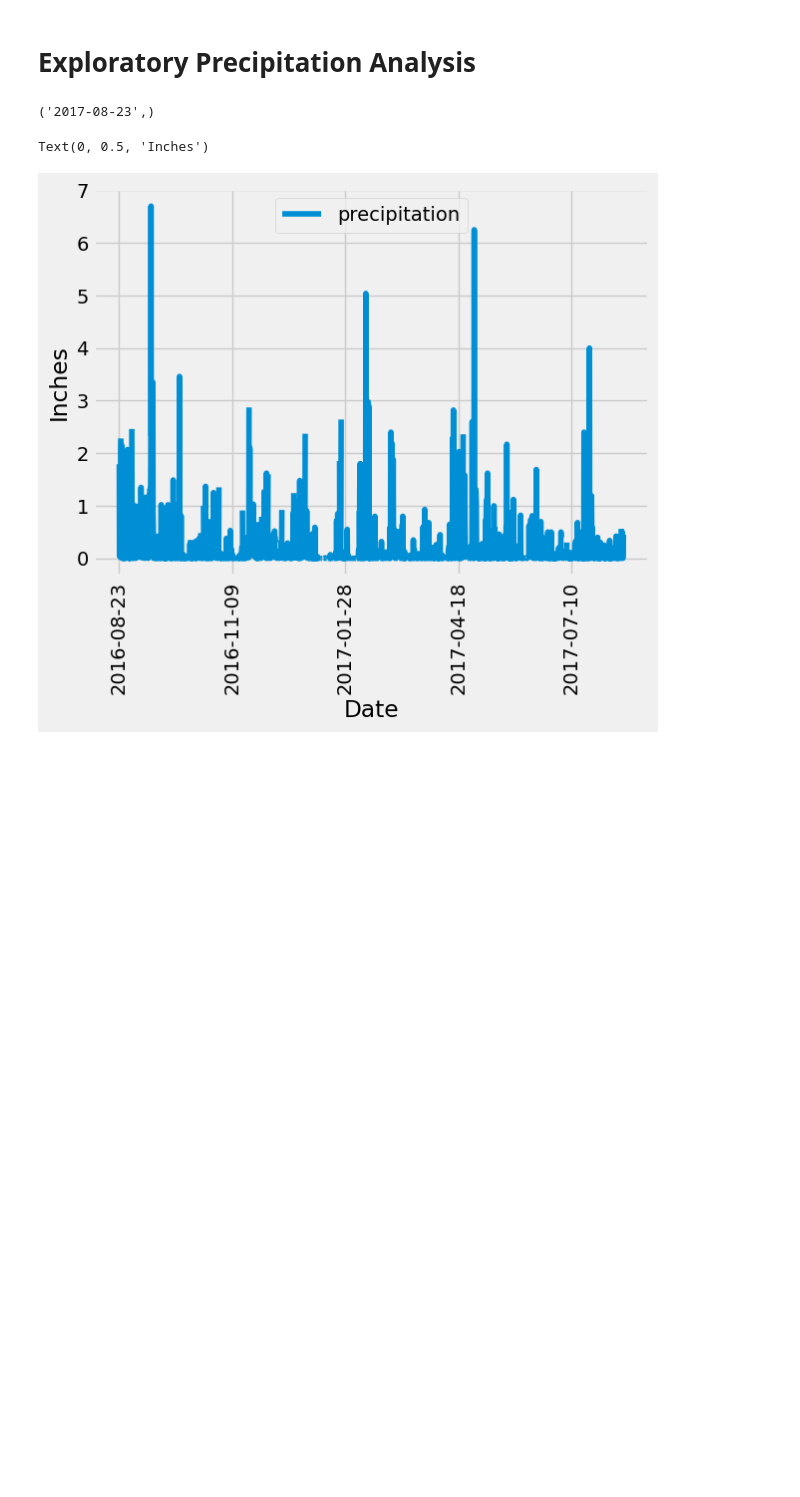
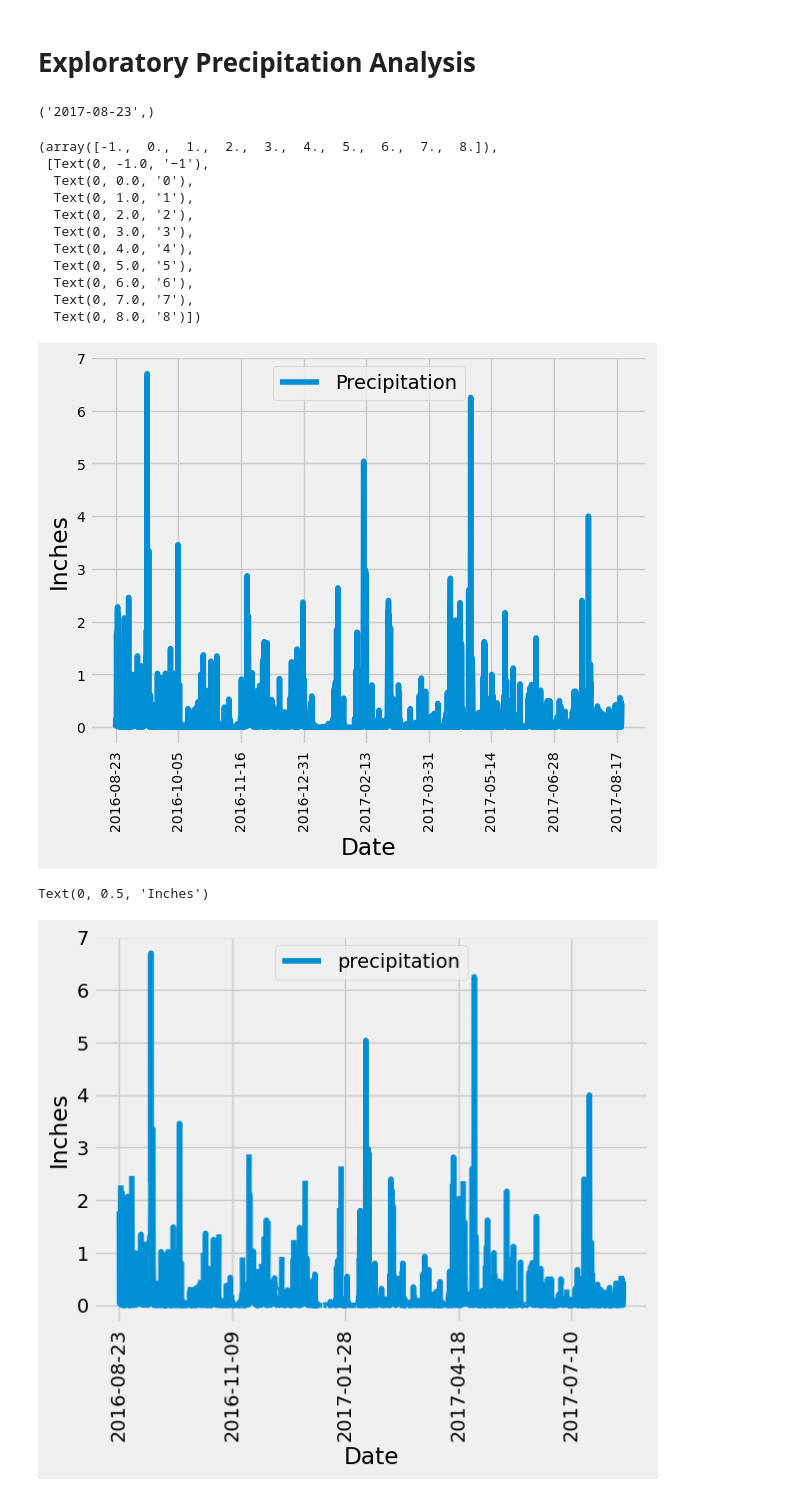
Before and after one commit to matthewjgarcia/sqlalchemy_challenge, a Jupyter notebook: hawaii_trip/climate_starter.ipynb, the cells around one changed output. Saved outputs shown, nothing was run; the diff lists cells and outputs as text; code cells hidden in the pictures; blank space fills up the shorter version.

Commit message:
Added first graph to notebook

```diff
--- a/hawaii_trip/climate_starter.ipynb
+++ b/hawaii_trip/climate_starter.ipynb
@@ -49,3 +48,29 @@ prev_year = dt.date(one_year.year, one_year.month, one_year.day)
+# %%
+one_year = dt.date(2017, 8, 23)- dt.timedelta(days= 365)
+prev_year = dt.date(one_year.year, one_year.month, one_year.day)
+query = session.query(measurement.date, measurement.prcp).filter(measurement.date >= prev_year).order_by(measurement.date).all()
+hawaii_df = pd.DataFrame(query, columns=['Date', 'Precipitation'])
+hawaii_df.set_index(hawaii_df['Date'], inplace=True)
+clean_df = hawaii_df.dropna()
+#clean_df.head(5)
+clean_df.plot(x='Date', y='Precipitation')
+plt.xlabel("Date")
+plt.ylabel("Inches")
+plt.xticks(rotation=90, size = 10)
+plt.yticks(size = 10)
+# %% [output]
+(array([-1.,  0.,  1.,  2.,  3.,  4.,  5.,  6.,  7.,  8.]),
+ [Text(0, -1.0, '−1'),
+  Text(0, 0.0, '0'),
+  Text(0, 1.0, '1'),
+  Text(0, 2.0, '2'),
+  Text(0, 3.0, '3'),
+  Text(0, 4.0, '4'),
+  Text(0, 5.0, '5'),
+  Text(0, 6.0, '6'),
+  Text(0, 7.0, '7'),
+  Text(0, 8.0, '8')])
+[figure, added]
 # %%
 # Design a query to retrieve the last 12 months of precipitation data and plot the results.
 # Starting from the most recent data point in the database.
```
Also changed, not shown: parts of 5 cells of this notebook.
